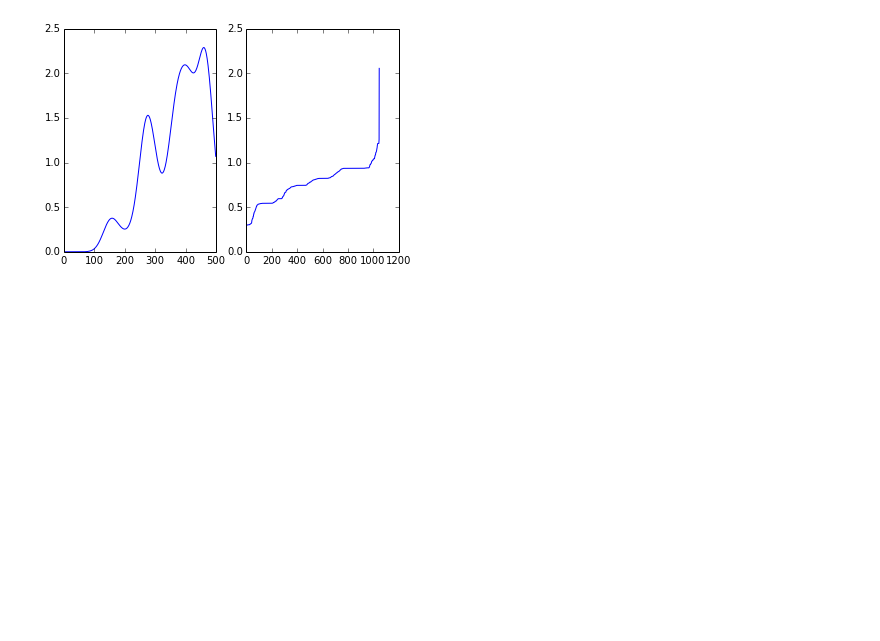
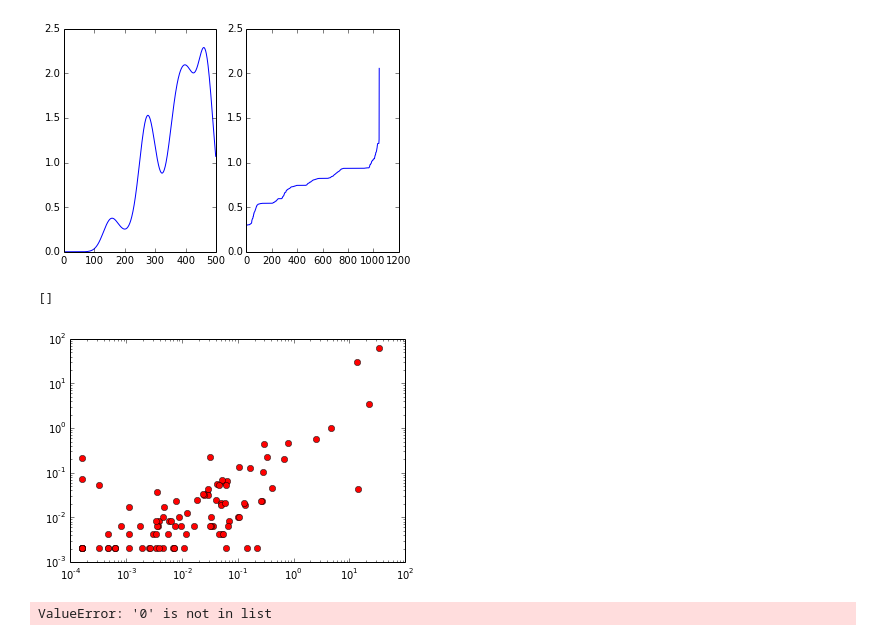
Before and after one commit to ryneches/fishpoo, a Jupyter notebook: fishpoo.ipynb, the cells around one changed output. Cells and saved outputs as stored; diff of their text form; code cells hidden in the pictures; blank space fills up the shorter version.

```diff
--- a/fishpoo.ipynb
+++ b/fishpoo.ipynb
@@ -1045,3 +1045,12 @@ plot( sorted( filter( isfinite, psig ) ) )
 # %% [output]
 [<matplotlib.lines.Line2D at 0x...>]
 [figure]
+# %%
+plot(mergeddata[mergeddata.keys()[0]],mergeddata[mergeddata.keys()[0]])
+# %% [output]
+[]
+[figure, added]
+# %%
+ro.vectors.FloatVector( map( lambda host : mergeddata[host][otulist.index(otu)], mergeddata.keys() ) )
+# %% [output]
+ValueError: '0' is not in list
```
Also changed, not shown: parts of 6 cells of this notebook.
